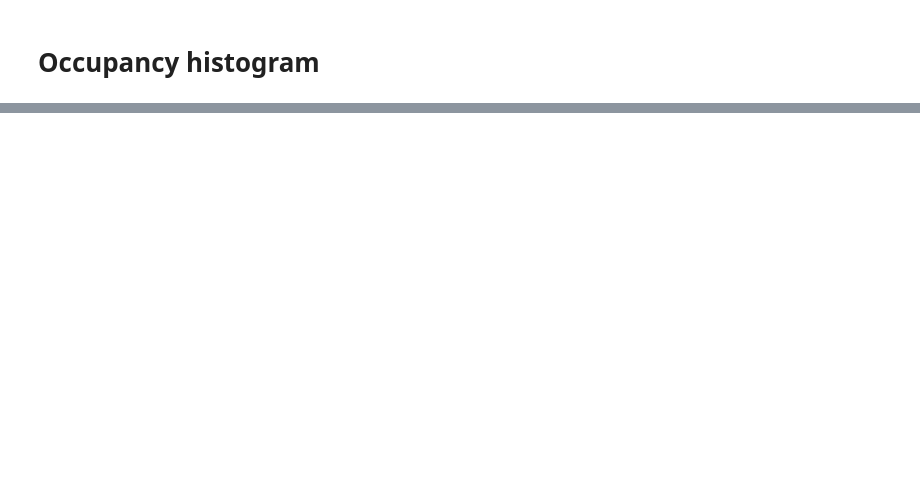
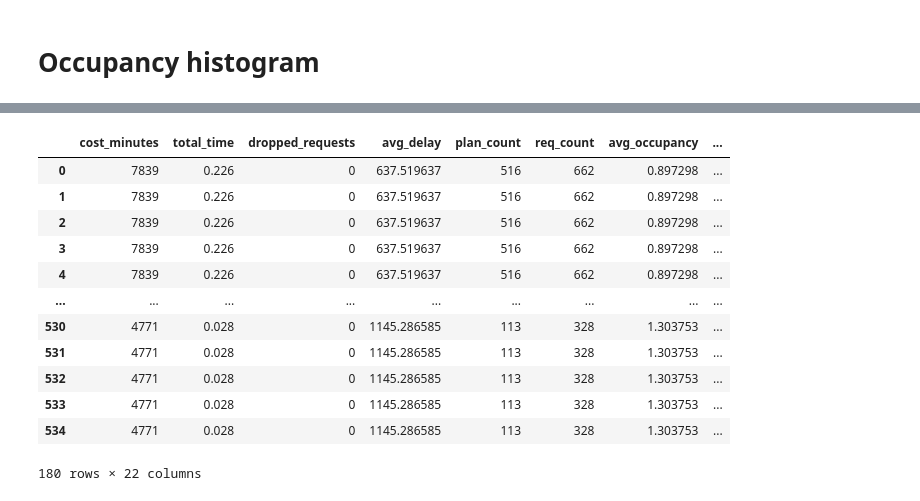
Before and after one commit to aicenter/Ridesharing_DARP_instances, a Jupyter notebook: python/nb/ITSC Result Figures.ipynb, the cells around one changed output, grey strips where cells are left out. Saved outputs shown, nothing was run; the diff lists cells and outputs as text; code cells hidden in the pictures; blank space fills up the shorter version.

```diff
--- a/python/nb/ITSC Result Figures.ipynb
+++ b/python/nb/ITSC Result Figures.ipynb
@@ -432 +433,18 @@ occupancy_df_ih
+# %%
+occupancy_df_ih_red = occupancy_df_ih[occupancy_df_ih['duration_minutes'].isin((1, 5, 30))]
+occupancy_df_ih_red
+# %% [output]
+|  | cost_minutes | total_time | dropped_requests | avg_delay | plan_count | req_count | avg_occupancy | ... |
+| 0 | 7839 | 0.226 | 0 | 637.519637 | 516 | 662 | 0.897298 | ... |
+| 1 | 7839 | 0.226 | 0 | 637.519637 | 516 | 662 | 0.897298 | ... |
+| 2 | 7839 | 0.226 | 0 | 637.519637 | 516 | 662 | 0.897298 | ... |
+| 3 | 7839 | 0.226 | 0 | 637.519637 | 516 | 662 | 0.897298 | ... |
+| 4 | 7839 | 0.226 | 0 | 637.519637 | 516 | 662 | 0.897298 | ... |
+| ... | ... | ... | ... | ... | ... | ... | ... | ... |
+| 530 | 4771 | 0.028 | 0 | 1145.286585 | 113 | 328 | 1.303753 | ... |
+| 531 | 4771 | 0.028 | 0 | 1145.286585 | 113 | 328 | 1.303753 | ... |
+| 532 | 4771 | 0.028 | 0 | 1145.286585 | 113 | 328 | 1.303753 | ... |
+| 533 | 4771 | 0.028 | 0 | 1145.286585 | 113 | 328 | 1.303753 | ... |
+| 534 | 4771 | 0.028 | 0 | 1145.286585 | 113 | 328 | 1.303753 | ... |
+180 rows × 22 columns
 # %%
```
Also changed, not shown: parts of 4 cells of this notebook, 5 other files.
